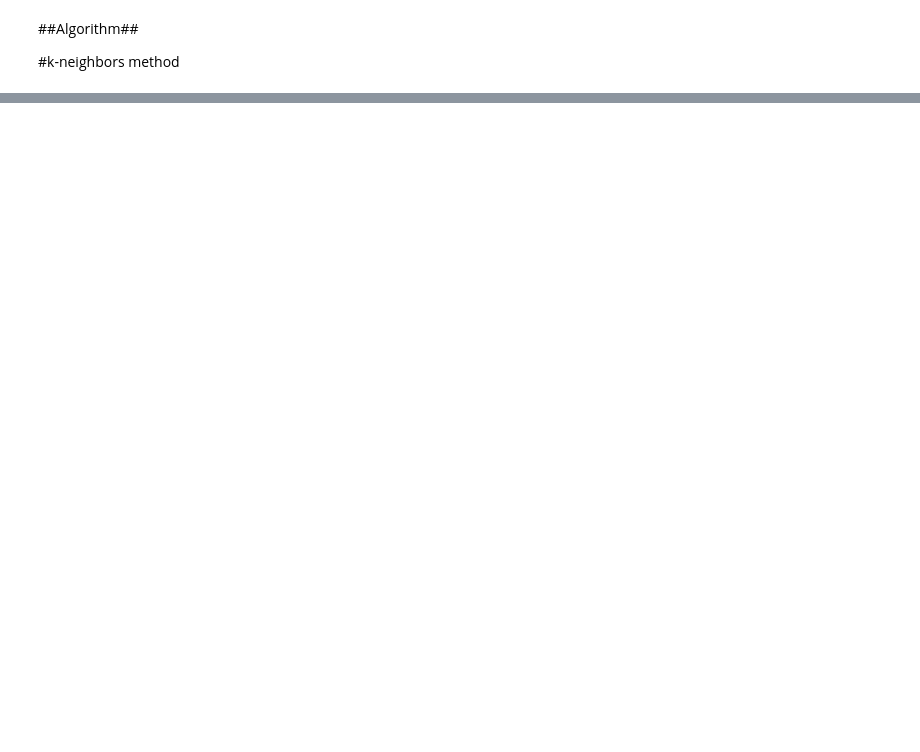
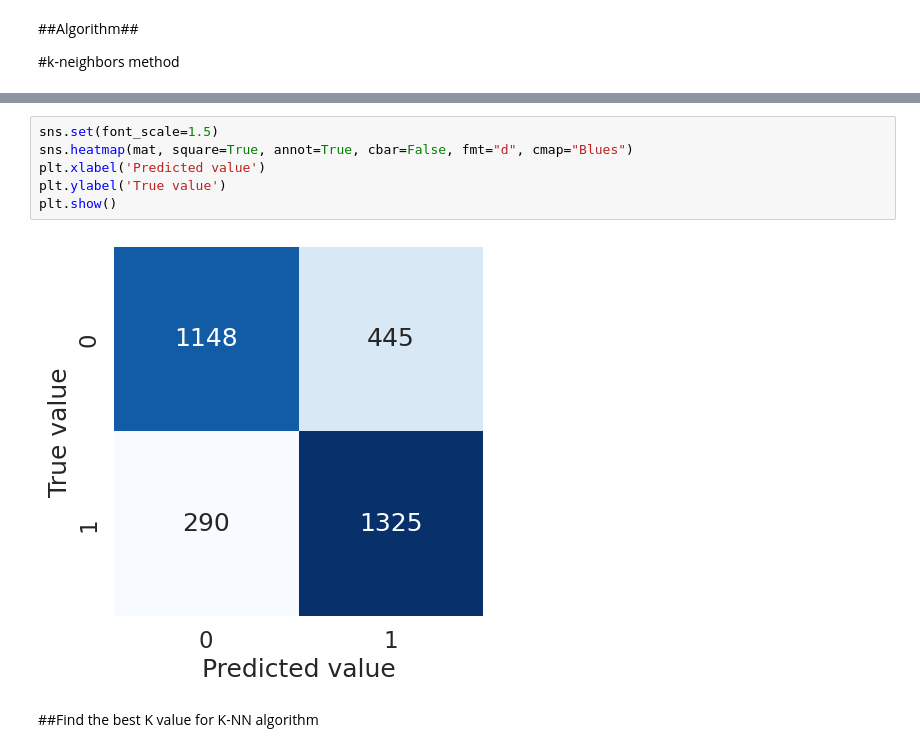
Before and after one commit to diego-ciciani01/final-project-FDS, a Jupyter notebook: pre_processing.ipynb, the cells around one changed output, grey strips where cells are left out. Cells and saved outputs as stored; diff of their text form; blank space fills up the shorter version.

```diff
--- a/pre_processing.ipynb
+++ b/pre_processing.ipynb
@@ -308,0 +386,10 @@ X_res, y_res = oversample.fit_resample(X_big_array, y.array)
+# %%
+sns.set(font_scale=1.5)
+sns.heatmap(mat, square=True, annot=True, cbar=False, fmt="d", cmap="Blues")
+plt.xlabel('Predicted value')
+plt.ylabel('True value')
+plt.show()
+# %% [output]
+[figure, added]
+# %% [markdown]
+##Find the best K value for K-NN algorithm
```
Also changed, not shown: parts of 19 cells of this notebook.
